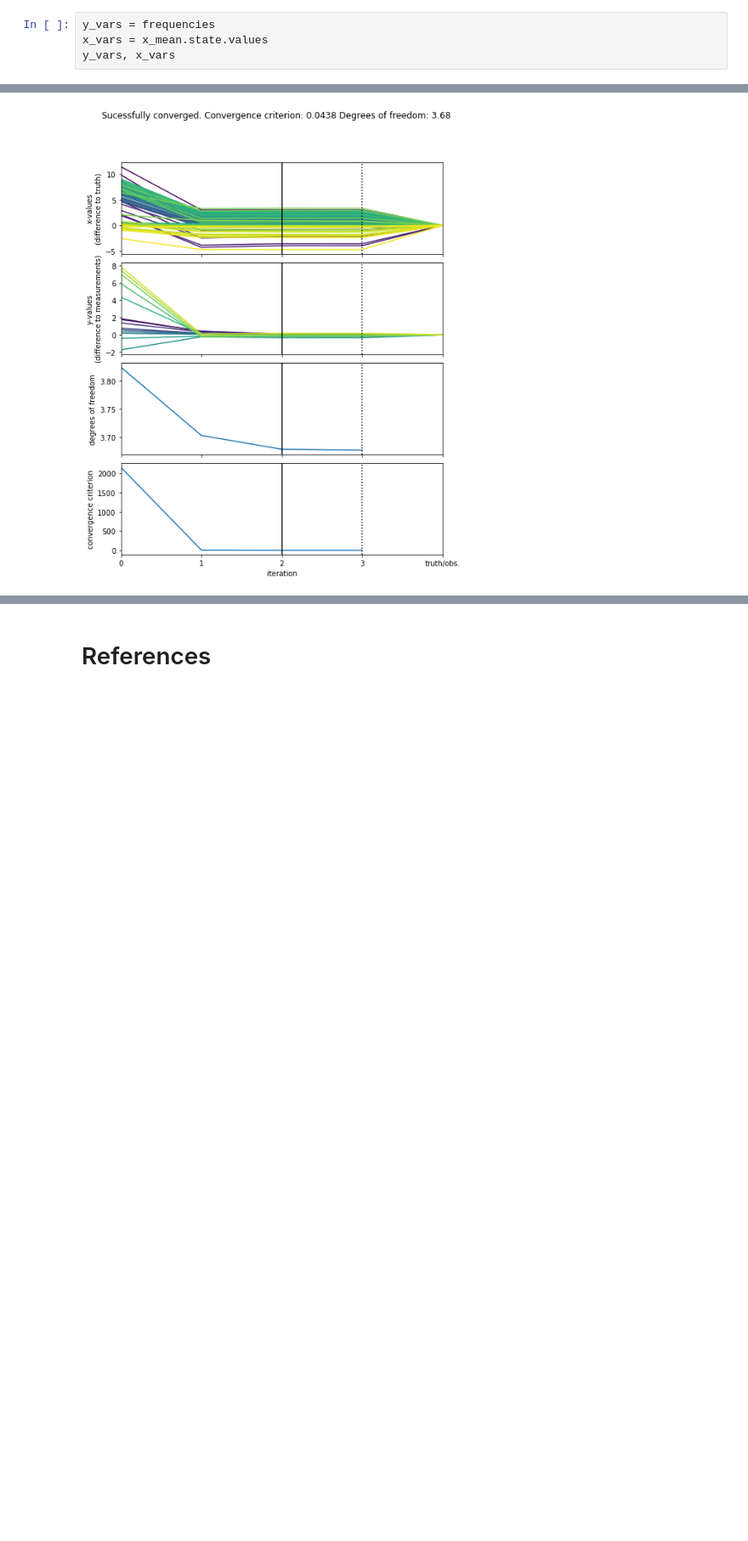
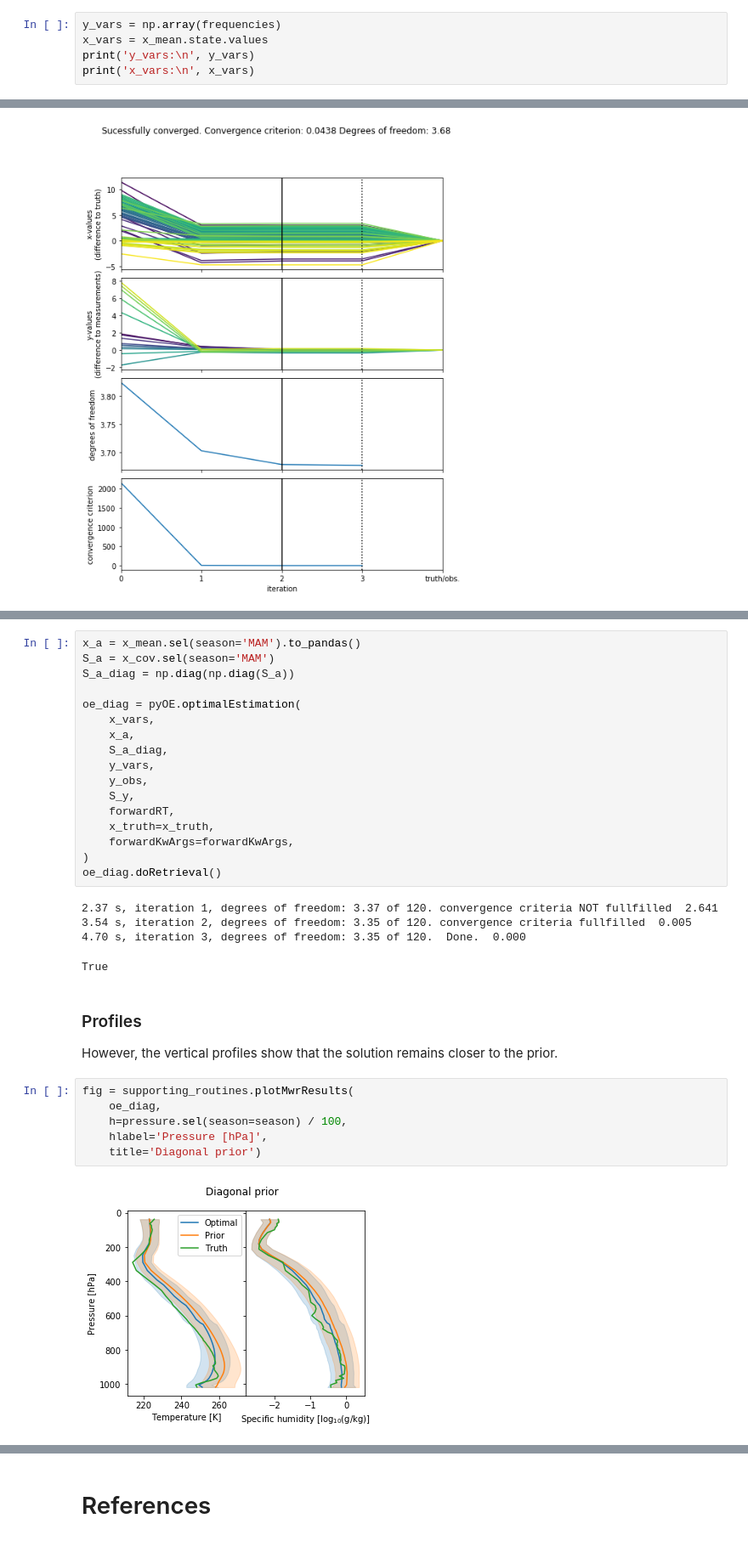
Before and after one commit to maahn/pyOptimalEstimation_examples, a Jupyter notebook: MWR_retrieval.ipynb, the cells around one changed output, grey strips where cells are left out. Shown at 85% size. Drawn from its saved outputs; the diff is of its cells as text; blank space fills up the shorter version.

```diff
--- a/MWR_retrieval.ipynb
+++ b/MWR_retrieval.ipynb
@@ -85,5 +112,6 @@ First, we need names for our Y and X variables to avoid any confusion. For Y, we
 # %%
-y_vars = frequencies
+y_vars = np.array(frequencies)
 x_vars = x_mean.state.values
-y_vars, x_vars
+print('y_vars:\n', y_vars)
+print('x_vars:\n', x_vars)
 # %% [output]
@@ -527,0 +537,34 @@ fig.subplots_adjust(wspace=0.05)
+# %%
+x_a = x_mean.sel(season='MAM').to_pandas()
+S_a = x_cov.sel(season='MAM')
+S_a_diag = np.diag(np.diag(S_a))
+
+oe_diag = pyOE.optimalEstimation(
+    x_vars,
+    x_a,
+    S_a_diag,
+    y_vars,
+    y_obs,
+    S_y,
+    forwardRT,
+    x_truth=x_truth,
+    forwardKwArgs=forwardKwArgs,
+)
+oe_diag.doRetrieval()
+# %% [output]
+2.37 s, iteration 1, degrees of freedom: 3.37 of 120. convergence criteria NOT fullfilled  2.641
+3.54 s, iteration 2, degrees of freedom: 3.35 of 120. convergence criteria fullfilled  0.005
+4.70 s, iteration 3, degrees of freedom: 3.35 of 120.  Done.  0.000
+True
+# %% [markdown]
+### Profiles
+
+However, the vertical profiles show that the solution remains closer to the prior.
+# %%
+fig = supporting_routines.plotMwrResults(
+    oe_diag,
+    h=pressure.sel(season=season) / 100,
+    hlabel='Pressure [hPa]',
+    title='Diagonal prior')
+# %% [output]
+[figure, added]
```
Also changed, not shown: parts of 107 cells of this notebook, 9 other files.
